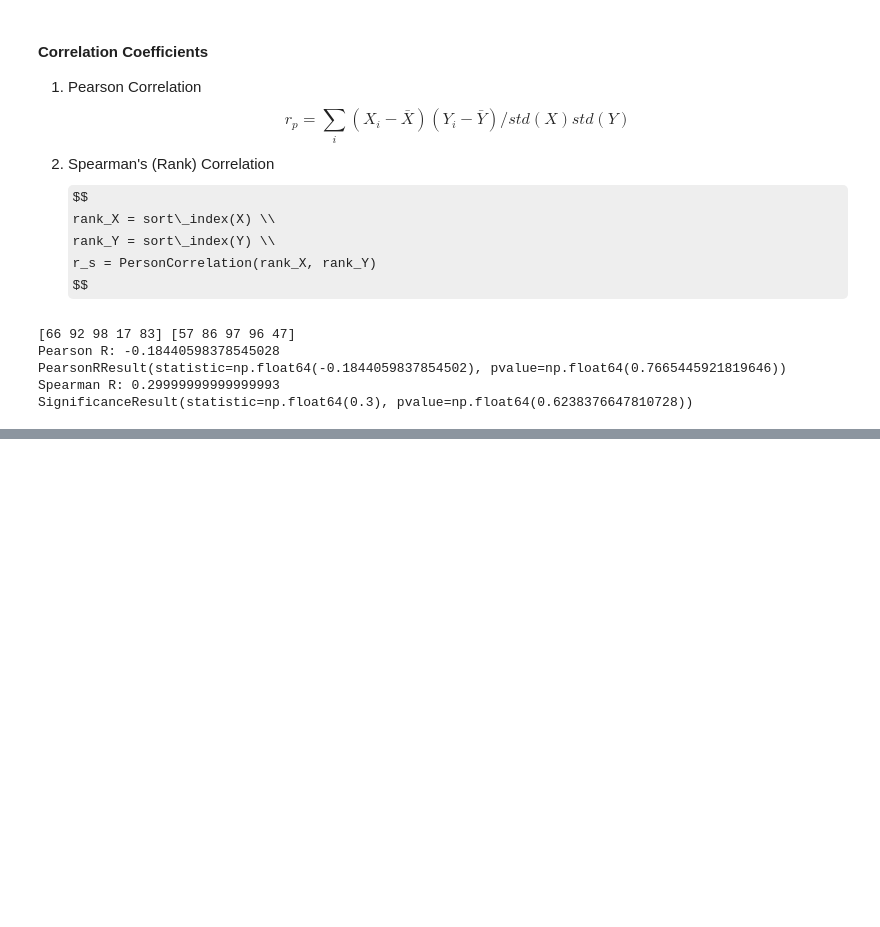
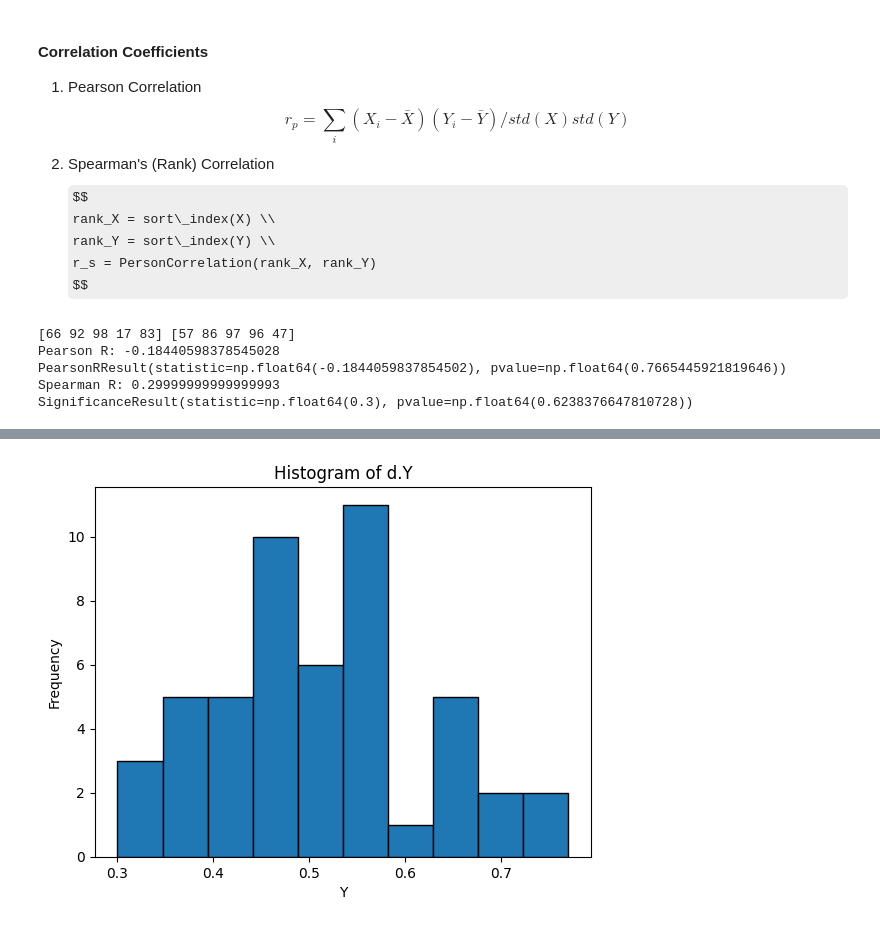
Before and after one commit to atruergod/Matsuura2022_Bayesian_Statistical_Modeling_with_Stan_R_and_Python, a Jupyter notebook: yndk/ch05/ch5.1_Multiple_Linear_Regression.ipynb, the cells around one changed output, grey strips where cells are left out. Saved outputs shown, nothing was run; the diff lists cells and outputs as text; code cells hidden in the pictures; some formulas as TeX source; blank space fills up the shorter version.

```diff
--- a/yndk/ch05/ch5.1_Multiple_Linear_Regression.ipynb
+++ b/yndk/ch05/ch5.1_Multiple_Linear_Regression.ipynb
@@ -144,0 +163,8 @@ SignificanceResult(statistic=np.float64(0.3), pvalue=np.float64(0.62383766478107
+# %%
+plt.hist(d.Y, bins=10, edgecolor='black')
+plt.xlabel('Y')
+plt.ylabel('Frequency')
+plt.title('Histogram of d.Y')
+plt.show()
+# %% [output]
+[figure, added]
```
Also changed, not shown: parts of 12 cells of this notebook.
